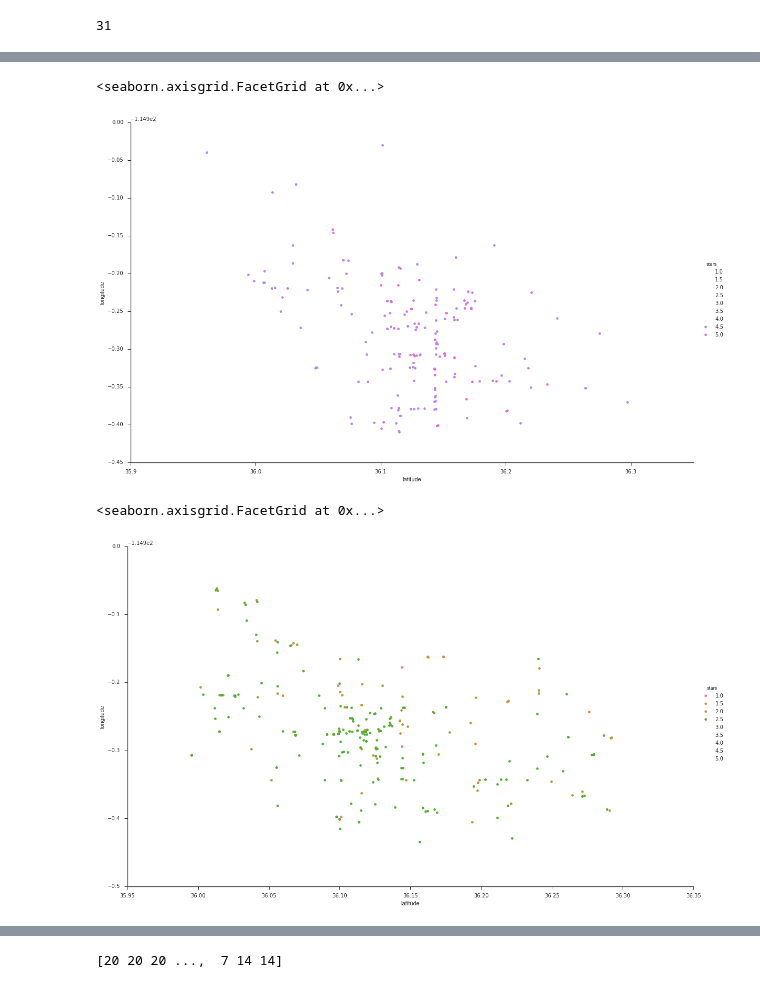
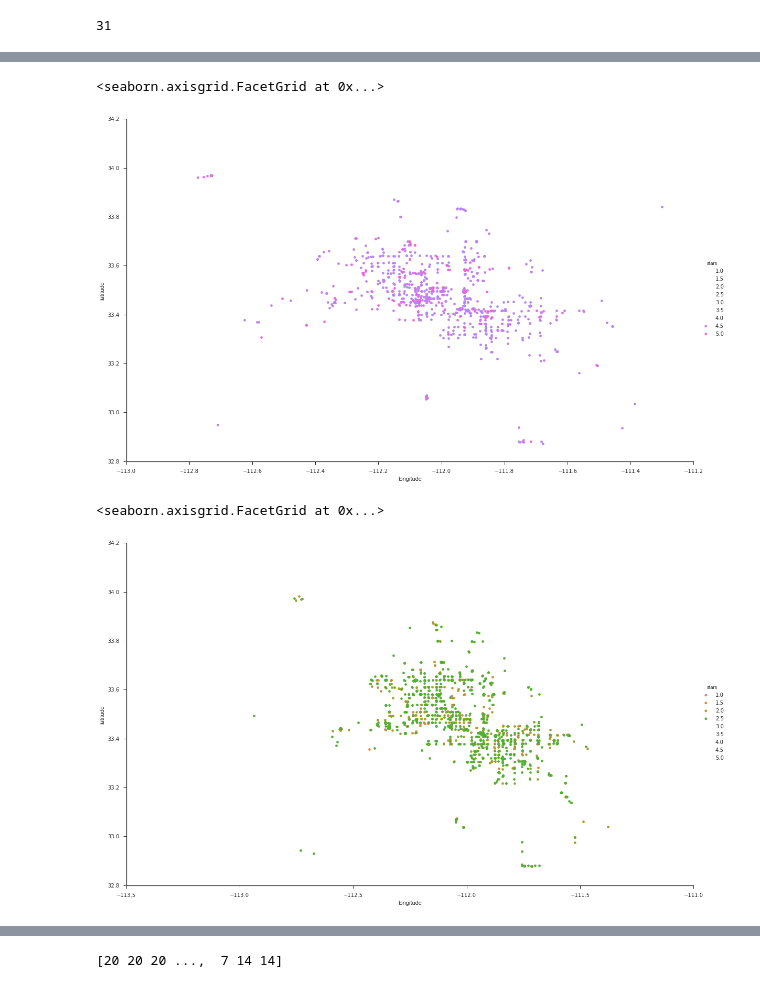
Before and after one commit to NickHoernle/Data-Science-Project-AM209a, a Jupyter notebook: data_exploration/sophie_location_maps.ipynb, the cells around one changed output, grey strips where cells are left out. Cells and saved outputs as stored; diff of their text form; code cells hidden in the pictures.

```diff
--- a/data_exploration/sophie_location_maps.ipynb
+++ b/data_exploration/sophie_location_maps.ipynb
@@ -396,3 +396,13 @@ for i in range(len(lv_rest)):
 print cnt_bus
 # %% [output]
 Counter({'Restaurants': 5914, 'Fast Food': 881, 'Mexican': 737, 'American (Traditional)': 648, 'Pizza': 611, 'Sandwiches': 579, 'Nightlife': 571, 'Bars': 539, 'Food': 474, 'Burgers': 469, 'Chinese': 4 ...
+# %%
+phx_rest = bus_phx[bus_phx['categories'].apply( lambda x: 'Restaurants' in x)]
+cnt_bus = Counter()
+# categories_bus = set()
+for i in range(len(phx_rest)):
+    for x in ast.literal_eval(phx_rest.categories.iloc[i]):
+        categories.add(x)
+        cnt_bus[x]+=1
+
+print cnt_bus
@@ -427,3 +462,17 @@ bad_rest_closed = rest_closed[rest_closed['stars']<3.0]
 rest_open = lv_rest[lv_rest['open']==True]
 good_rest_open = rest_open[rest_open['stars']>4.0]
 bad_rest_open = rest_open[rest_open['stars']<3.0]
+# %%
+rest_open = phx_rest[phx_rest['open']==True]
+good_rest_open = rest_open[rest_open['stars']>4.0]
+bad_rest_open = rest_open[rest_open['stars']<3.0]
+# %%
+import seaborn as sns
+sns.set(style='ticks')
+# sns.palplot(sns.cubehelix_palette(8, start=2, rot=0, dark=0, light=.95, reverse=True))
+cmap = sns.diverging_palette(220, 20, n=7)
+_stars= [1.0, 1.5, 2.0, 2.5, 3.0, 3.5, 4.0, 4.5, 5.0]
+fg = sns.FacetGrid(data=good_rest_closed, palette = cmap, hue='stars', hue_order=_stars, size=10, aspect=1.61)
+fg.map(plt.scatter, 'longitude', 'latitude').add_legend()
+
+# plt.scatter(rest_closed['latitude'], rest_closed['longitude'], color=rest_closed['stars'])
@@ -430,21 +491,18 @@ bad_rest_open = rest_open[rest_open['stars']<3.0]
 # %%
-import seaborn
 seaborn.set(style='ticks')
 
 _stars= [1.0, 1.5, 2.0, 2.5, 3.0, 3.5, 4.0, 4.5, 5.0]
-fg = seaborn.FacetGrid(data=good_rest_closed, hue='stars', hue_order=_stars, size=10, aspect=1.61)
-fg.map(plt.scatter, 'latitude', 'longitude').add_legend()
-
-# plt.scatter(rest_closed['latitude'], rest_closed['longitude'], color=rest_closed['stars'])
+fg = seaborn.FacetGrid(data=good_rest_open, hue='stars', hue_order=_stars, size=10, aspect=1.61)
+fg.map(plt.scatter, 'longitude', 'latitude').add_legend()
 # %% [output]
 <seaborn.axisgrid.FacetGrid at 0x...>
-[figure, old version]
+[figure, new version]
 # %%
 seaborn.set(style='ticks')
 
 _stars= [1.0, 1.5, 2.0, 2.5, 3.0, 3.5, 4.0, 4.5, 5.0]
-fg = seaborn.FacetGrid(data=bad_rest_closed, hue='stars', hue_order=_stars, size=10, aspect=1.61)
-fg.map(plt.scatter, 'latitude', 'longitude').add_legend()
+fg = seaborn.FacetGrid(data=bad_rest_open, hue='stars', hue_order=_stars, size=10, aspect=1.61)
+fg.map(plt.scatter, 'longitude', 'latitude').add_legend()
 # %% [output]
 <seaborn.axisgrid.FacetGrid at 0x...>
-[figure, old version]
+[figure, new version]
```
Also changed, not shown: parts of 25 cells of this notebook, 1 other file.
